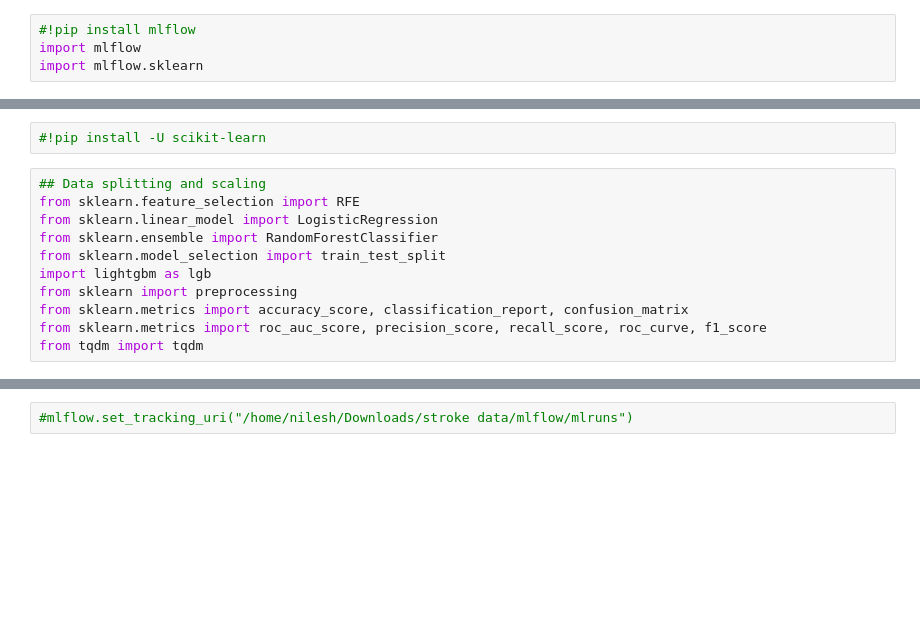
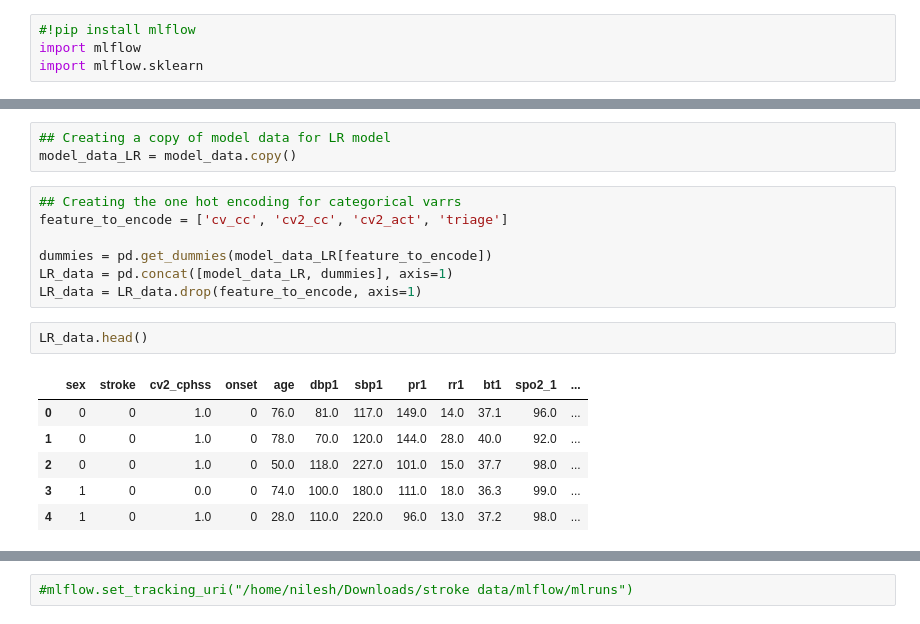
Before and after one commit to nilesh3030/Stroke-Prediction, a Jupyter notebook: Notebooks/5_modelling.ipynb, the cells around one changed output, grey strips where cells are left out. Cells and saved outputs as stored; diff of their text form; blank space fills up the shorter version.

```diff
--- a/Notebooks/5_modelling.ipynb
+++ b/Notebooks/5_modelling.ipynb
@@ -93,13 +108,19 @@ model_data.head()
-# %%
-#!pip install -U scikit-learn
-# %%
-## Data splitting and scaling
-from sklearn.feature_selection import RFE
-from sklearn.linear_model import LogisticRegression
-from sklearn.ensemble import RandomForestClassifier
-from sklearn.model_selection import train_test_split
-import lightgbm as lgb
-from sklearn import preprocessing
-from sklearn.metrics import accuracy_score, classification_report, confusion_matrix
-from sklearn.metrics import roc_auc_score, precision_score, recall_score, roc_curve, f1_score
-from tqdm import tqdm
+# %%
+## Creating a copy of model data for LR model
+model_data_LR = model_data.copy()
+# %%
+## Creating the one hot encoding for categorical varrs
+feature_to_encode = ['cv_cc', 'cv2_cc', 'cv2_act', 'triage']
+
+dummies = pd.get_dummies(model_data_LR[feature_to_encode])
+LR_data = pd.concat([model_data_LR, dummies], axis=1)
+LR_data = LR_data.drop(feature_to_encode, axis=1)
+# %%
+LR_data.head()
+# %% [output]
+|  | sex | stroke | cv2_cphss | onset | age | dbp1 | sbp1 | pr1 | rr1 | bt1 | spo2_1 | ... |
+| 0 | 0 | 0 | 1.0 | 0 | 76.0 | 81.0 | 117.0 | 149.0 | 14.0 | 37.1 | 96.0 | ... |
+| 1 | 0 | 0 | 1.0 | 0 | 78.0 | 70.0 | 120.0 | 144.0 | 28.0 | 40.0 | 92.0 | ... |
+| 2 | 0 | 0 | 1.0 | 0 | 50.0 | 118.0 | 227.0 | 101.0 | 15.0 | 37.7 | 98.0 | ... |
+| 3 | 1 | 0 | 0.0 | 0 | 74.0 | 100.0 | 180.0 | 111.0 | 18.0 | 36.3 | 99.0 | ... |
+| 4 | 1 | 0 | 1.0 | 0 | 28.0 | 110.0 | 220.0 | 96.0 | 13.0 | 37.2 | 98.0 | ... |
```
Also changed, not shown: parts of 19 cells of this notebook.
